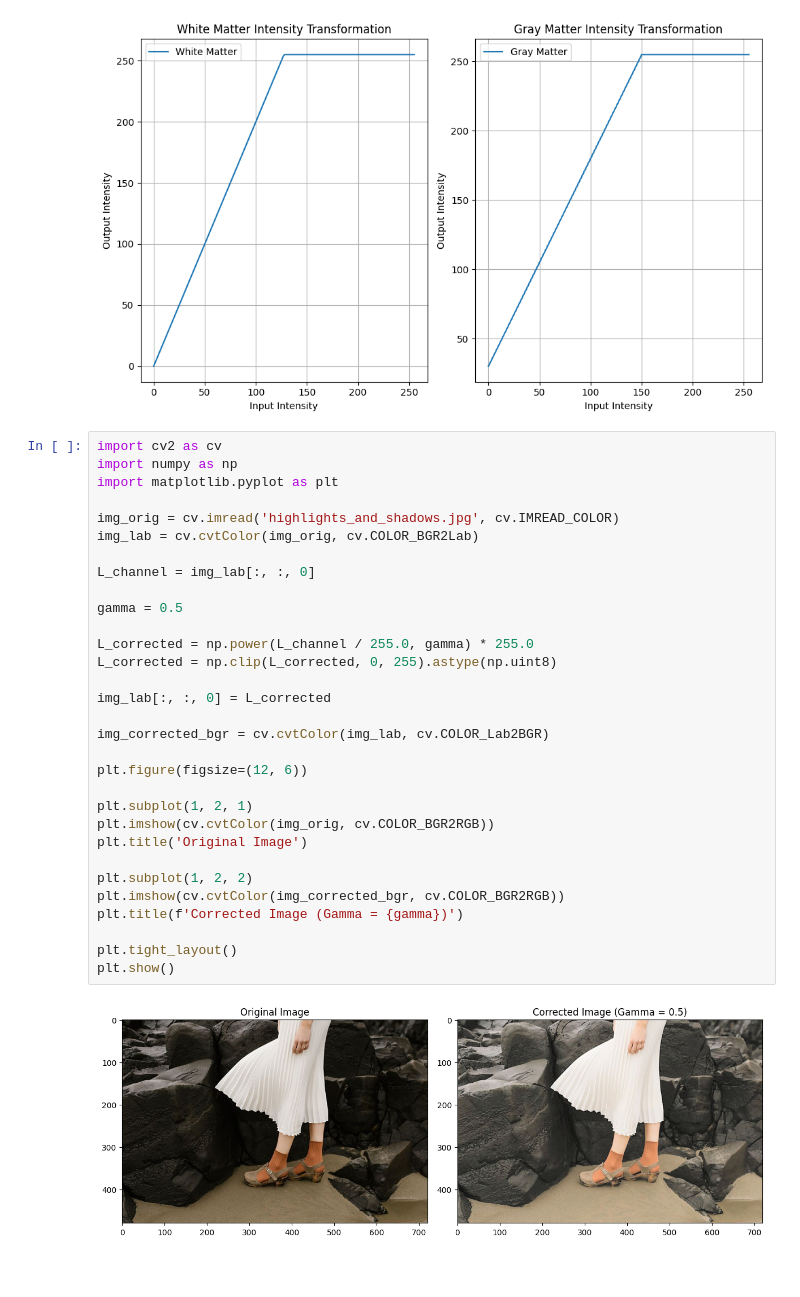
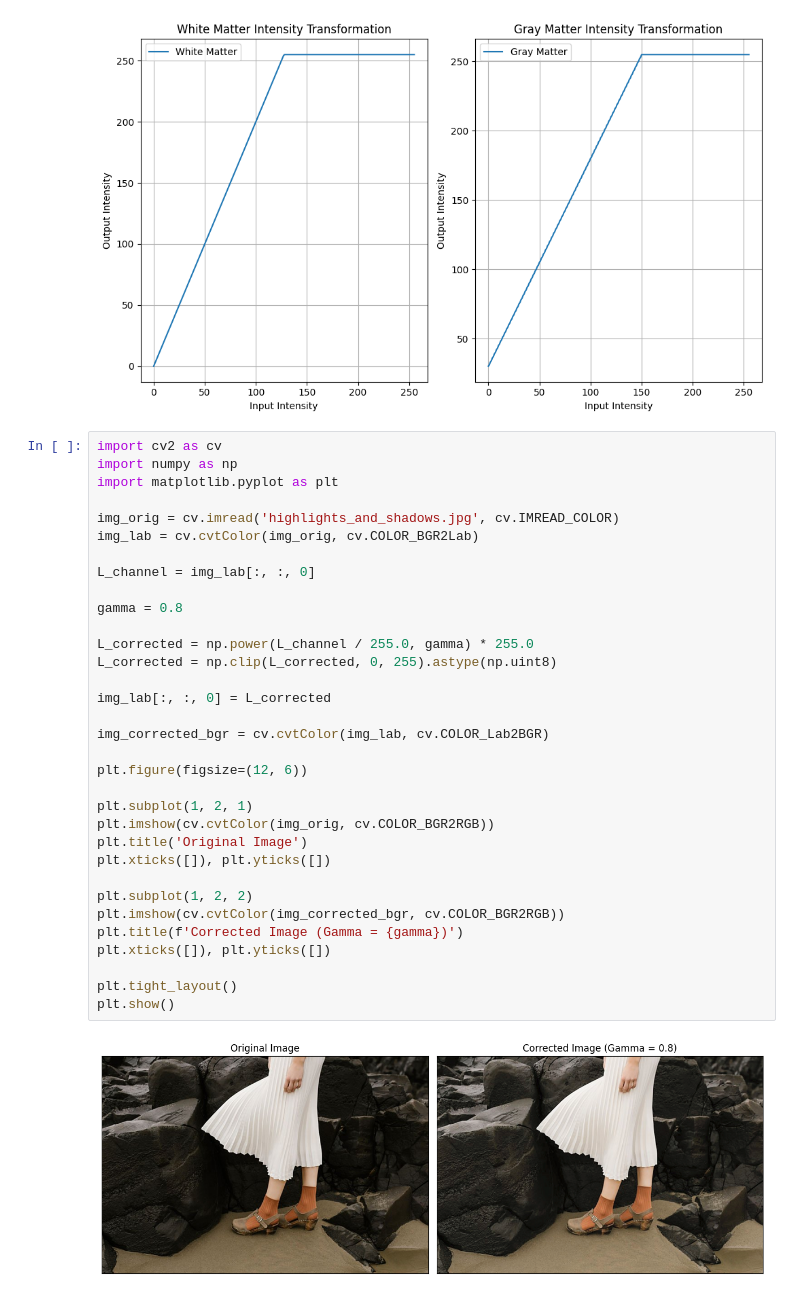
Before and after one commit to Chamod-Kavinda/Image-Processing-and-Machine-Vision, a Jupyter notebook: Assignment_01/Assignment_01.ipynb, the cells around one changed output. Saved outputs shown, nothing was run; the diff lists cells and outputs as text; blank space fills up the shorter version.

```diff
--- a/Assignment_01/Assignment_01.ipynb
+++ b/Assignment_01/Assignment_01.ipynb
@@ -96,35 +96,37 @@ cv.destroyAllWindows()
 import cv2 as cv
 import numpy as np
 import matplotlib.pyplot as plt
 
 img_orig = cv.imread('highlights_and_shadows.jpg', cv.IMREAD_COLOR)
 img_lab = cv.cvtColor(img_orig, cv.COLOR_BGR2Lab)
 
 L_channel = img_lab[:, :, 0]
 
-gamma = 0.5
+gamma = 0.8
 
 L_corrected = np.power(L_channel / 255.0, gamma) * 255.0
 L_corrected = np.clip(L_corrected, 0, 255).astype(np.uint8)
 
 img_lab[:, :, 0] = L_corrected
 
 img_corrected_bgr = cv.cvtColor(img_lab, cv.COLOR_Lab2BGR)
 
 plt.figure(figsize=(12, 6))
 
 plt.subplot(1, 2, 1)
 plt.imshow(cv.cvtColor(img_orig, cv.COLOR_BGR2RGB))
 plt.title('Original Image')
+plt.xticks([]), plt.yticks([])
 
 plt.subplot(1, 2, 2)
 plt.imshow(cv.cvtColor(img_corrected_bgr, cv.COLOR_BGR2RGB))
 plt.title(f'Corrected Image (Gamma = {gamma})')
+plt.xticks([]), plt.yticks([])
 
 plt.tight_layout()
 plt.show()
 # %% [output]
-[figure, old version]
+[figure, new version]
 # %%
 img_lab = cv.cvtColor(img_orig, cv.COLOR_BGR2Lab)
 
```
Also changed, not shown: parts of 2 cells of this notebook.
